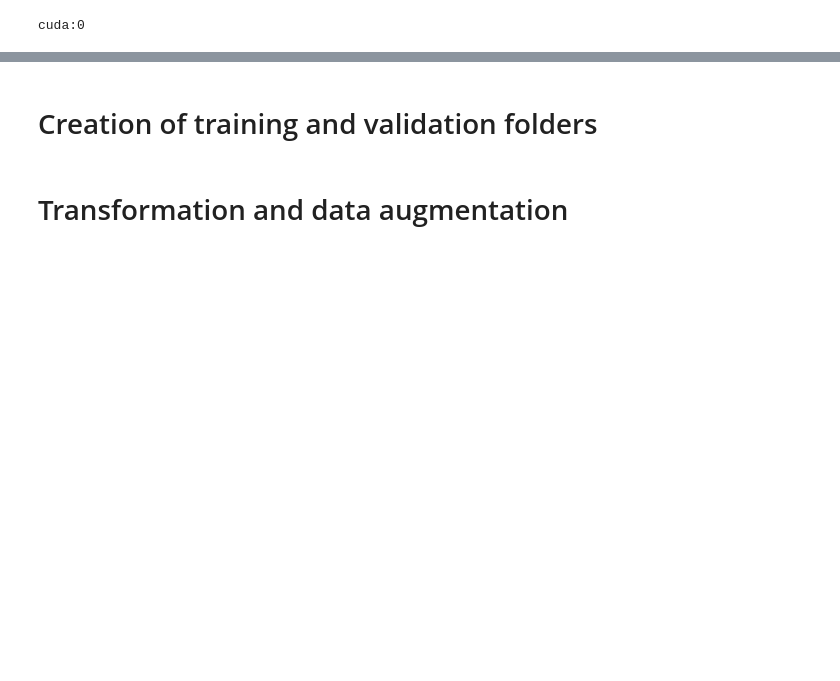
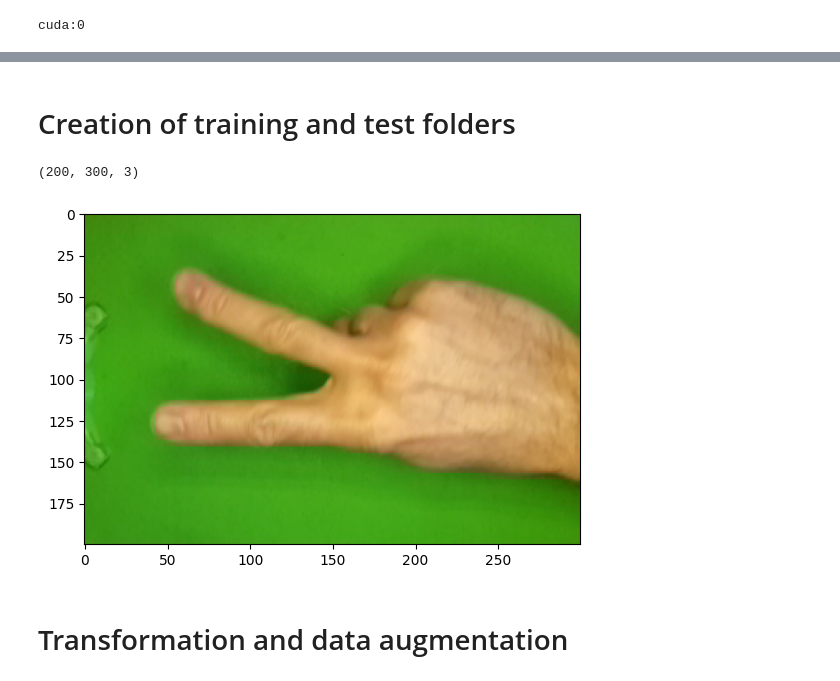
Before and after one commit to prometheus404/sm4ml_proj, a Jupyter notebook: rockpaperscissors.ipynb, the cells around one changed output, grey strips where cells are left out. Saved outputs shown, nothing was run; the diff lists cells and outputs as text; code cells hidden in the pictures; blank space fills up the shorter version.

```diff
--- a/rockpaperscissors.ipynb
+++ b/rockpaperscissors.ipynb
@@ -64,3 +60,3 @@ plt.show()
 # %% [markdown]
-# Creation of training and validation folders
+# Creation of training and test folders
 # %%
@@ -91,3 +92,14 @@ for subfolder in subfolders:
+# %%
+plt.figure()
+folder = os.path.join('train', random.choice(['rock','paper','scissors']))
+img_name = random.choice(os.listdir(folder))
+img = io.imread(os.path.join(folder,img_name))
+print( img.shape)
+plt.imshow(img)
+plt.show()
+# %% [output]
+(200, 300, 3)
+[figure, new version]
 # %% [markdown]
 # Transformation and data augmentation
 # %%
```
Also changed, not shown: parts of 14 cells of this notebook.
